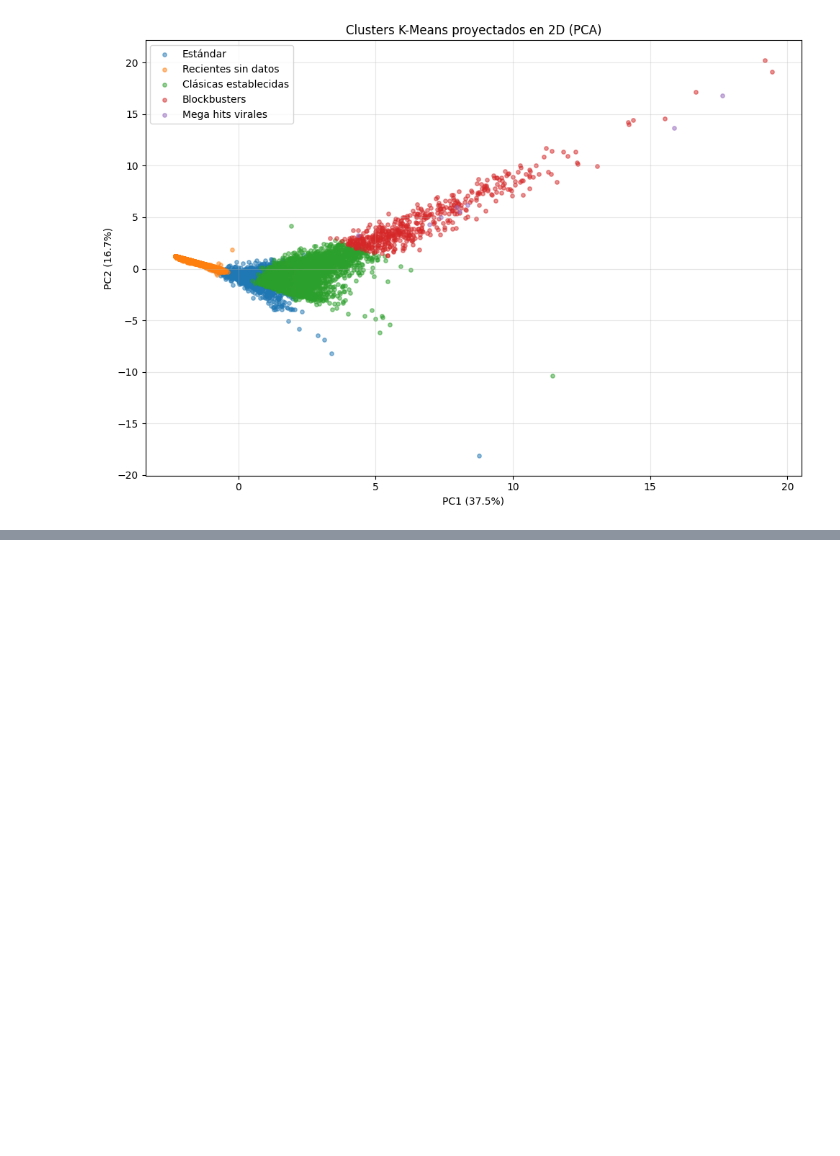
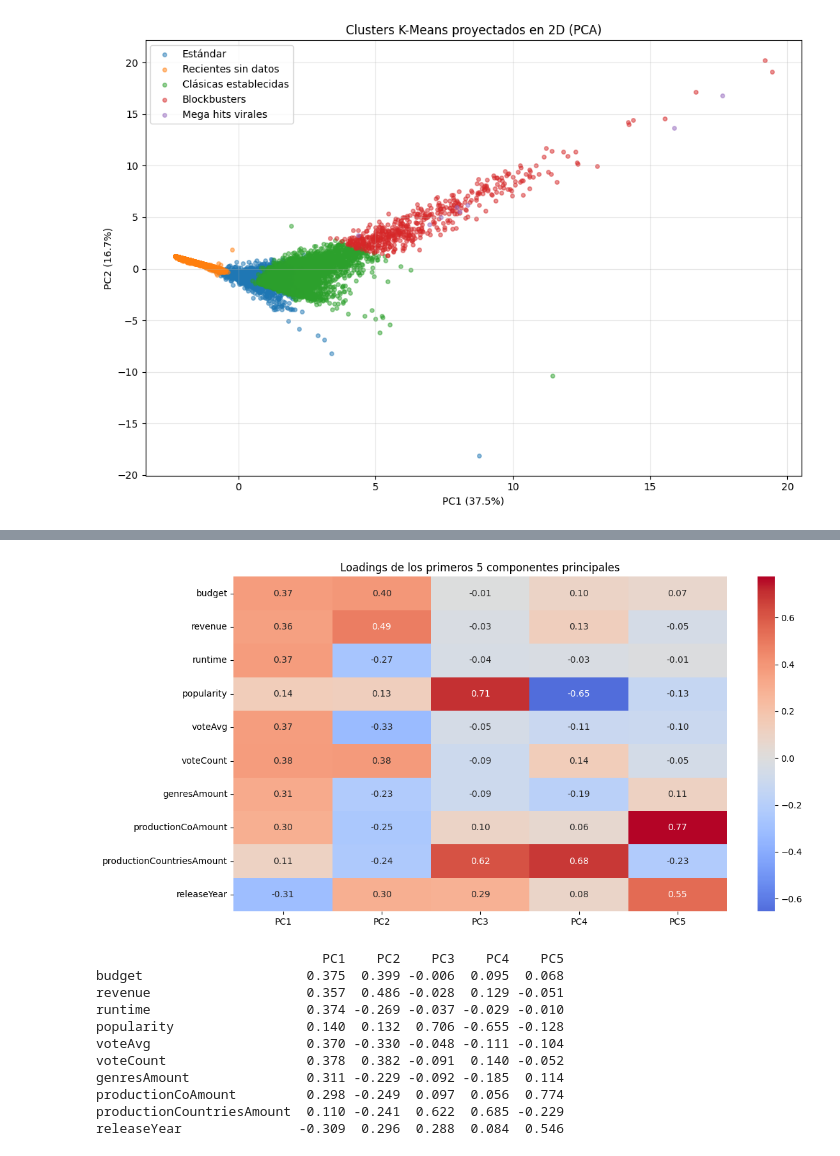
Before and after one commit to MiltonPolanco/Lab02-Mineria, a Jupyter notebook: lab2.ipynb, the cells around one changed output, grey strips where cells are left out. Drawn from its saved outputs; the diff is of its cells as text; code cells hidden in the pictures; blank space fills up the shorter version.

```diff
--- a/lab2.ipynb
+++ b/lab2.ipynb
@@ -521,0 +586,28 @@ plt.show()
+# %%
+n_components = 5
+loadings = pd.DataFrame(
+    pca.components_[:n_components].T,
+    columns=[f'PC{i+1}' for i in range(n_components)],
+    index=numeric_vars
+)
+
+plt.figure(figsize=(12, 6))
+sns.heatmap(loadings, annot=True, fmt='.2f', cmap='coolwarm', center=0)
+plt.title(f'Loadings de los primeros {n_components} componentes principales')
+plt.tight_layout()
+plt.show()
+
+print(loadings.round(3).to_string())
+# %% [output]
+[figure, added]
+                             PC1    PC2    PC3    PC4    PC5
+budget                     0.375  0.399 -0.006  0.095  0.068
+revenue                    0.357  0.486 -0.028  0.129 -0.051
+runtime                    0.374 -0.269 -0.037 -0.029 -0.010
+popularity                 0.140  0.132  0.706 -0.655 -0.128
+voteAvg                    0.370 -0.330 -0.048 -0.111 -0.104
+voteCount                  0.378  0.382 -0.091  0.140 -0.052
+genresAmount               0.311 -0.229 -0.092 -0.185  0.114
+productionCoAmount         0.298 -0.249  0.097  0.056  0.774
+productionCountriesAmount  0.110 -0.241  0.622  0.685 -0.229
+releaseYear               -0.309  0.296  0.288  0.084  0.546
```
Also changed, not shown: parts of 4 cells of this notebook, 1 other file.
